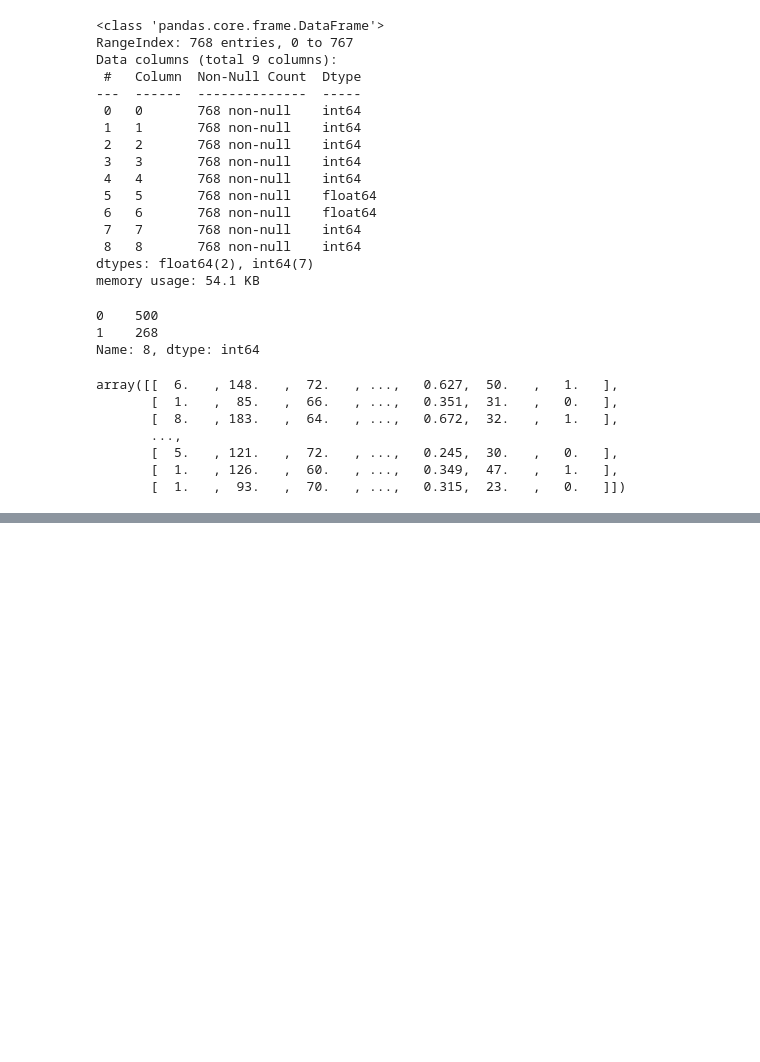
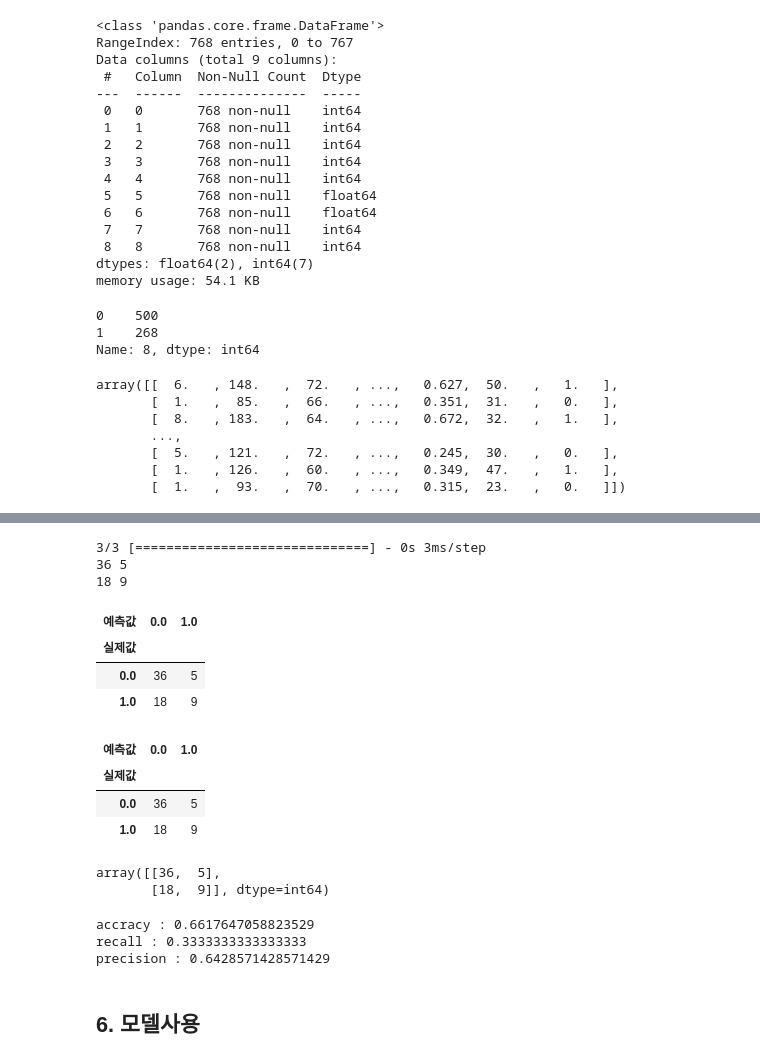
Before and after one commit to tangerineTaste/ai_x, a Jupyter notebook: source/05_DeepLearning/06_피마인디언_당뇨병발병예측(로지스틱회귀분석=이진분류분석).ipynb, the cells around one changed output, grey strips where cells are left out. Drawn from its saved outputs; the diff is of its cells as text; code cells hidden in the pictures; blank space fills up the shorter version.

```diff
--- a/source/05_DeepLearning/06_피마인디언_당뇨병발병예측(로지스틱회귀분석=이진분류분석).ipynb
+++ b/source/05_DeepLearning/06_피마인디언_당뇨병발병예측(로지스틱회귀분석=이진분류분석).ipynb
@@ -58,0 +140,53 @@ X_train.shape, y_train.shape, X_test.shape, y_test.shape
+# %%
+y_hat = (model.predict(X_test)>= 0.5).astype(float)
+TN = 0 # 0을 0으로 예측한 경우의 수 (T)
+FP = 0 # 0을 1로   예측한 경우의 수 (F)
+FN = 0 # 1을 0으로 예측한 경우의 수 (F)
+TP = 0 # 1을 1로   예측한 경우의 수 (T)
+
+for y,h in zip(y_test, y_hat.reshape(-1)):
+    if y==0 and h==0: TN+=1
+    elif y==0 and h==1: FP+=1
+    elif y==1 and h==0: FN+=1
+    else: TP+=1
+print(TN, FP)
+print(FN, TP)
+# %% [output]
+3/3 [==============================] - 0s 3ms/step
+36 5
+18 9
+# %%
+ctab = pd.crosstab(y_test, y_hat.reshape(-1))
+ctab.index.name = '실제값'
+ctab.columns.name = '예측값'
+ctab
+# %% [output]
+| 예측값 | 0.0 | 1.0 |
+| 실제값 |  |  |
+| 0.0 | 36 | 5 |
+| 1.0 | 18 | 9 |
+# %%
+pd.crosstab(y_test, y_hat.reshape(-1), rownames=['실제값'], colnames=['예측값'])
+# %% [output]
+| 예측값 | 0.0 | 1.0 |
+| 실제값 |  |  |
+| 0.0 | 36 | 5 |
+| 1.0 | 18 | 9 |
+# %%
+# 혼동행렬
+from sklearn.metrics import confusion_matrix
+confusion_matrix(y_test, y_hat.reshape(-1))
+# %% [output]
+array([[36,  5],
+       [18,  9]], dtype=int64)
+# %%
+# accuracy
+print('accracy :',(TN+TP)/(TN+FP+FN+TP))
+print('recall :',TP/(TP+FN))
+print('precision :', TP/(TP+FP))
+# %% [output]
+accracy : 0.6617647058823529
+recall : 0.3333333333333333
+precision : 0.6428571428571429
+# %% [markdown]
+## 6. 모델사용
```
Also changed, not shown: parts of 35 cells of this notebook, 6 other files.
